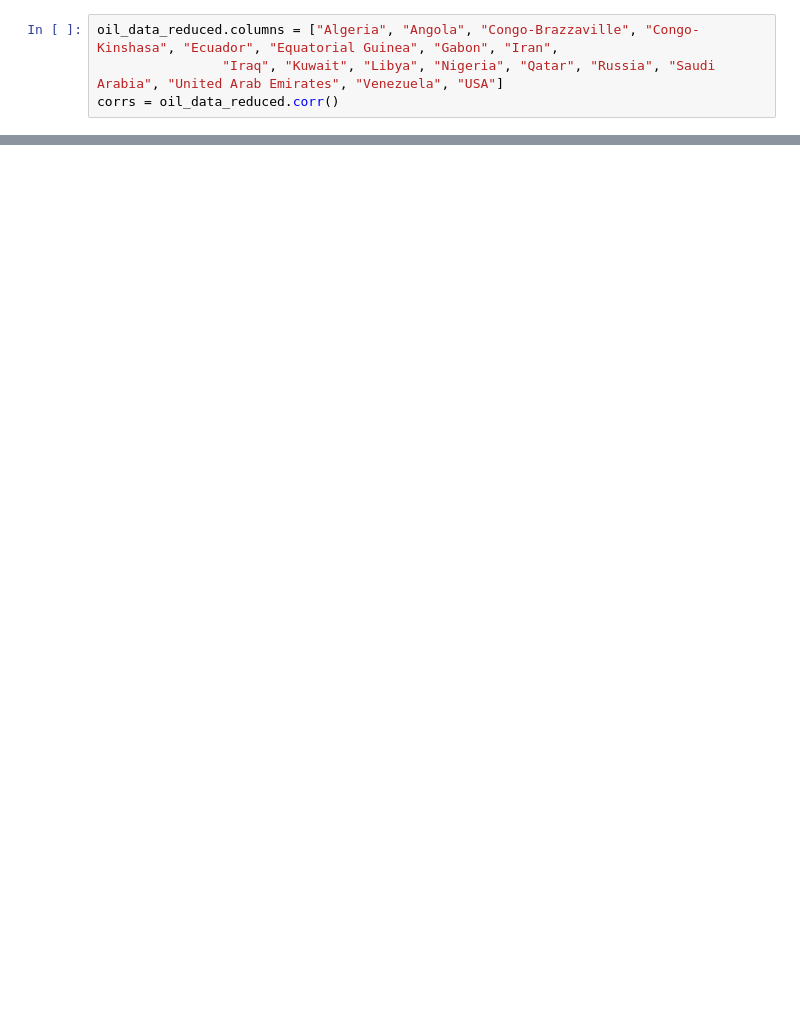
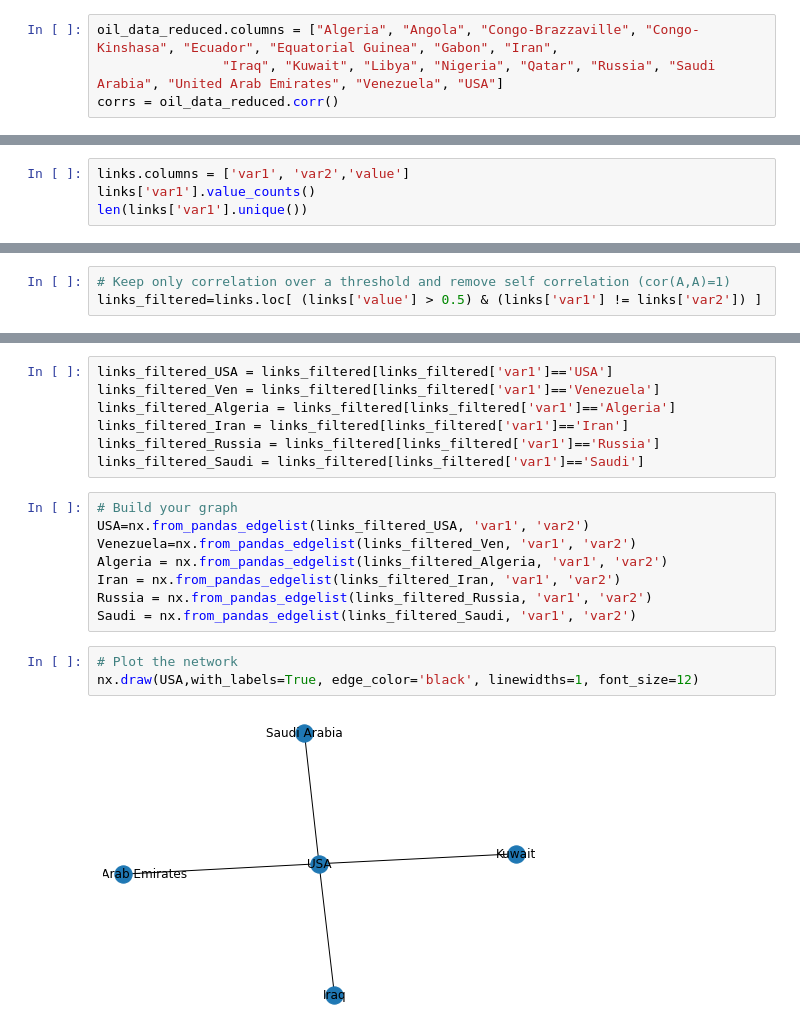
Before and after one commit to dray89/datascience_project, a Jupyter notebook: monthly-oil-production-data.ipynb, the cells around one changed output, grey strips where cells are left out. Saved outputs shown, nothing was run; the diff lists cells and outputs as text; blank space fills up the shorter version.

```diff
--- a/monthly-oil-production-data.ipynb
+++ b/monthly-oil-production-data.ipynb
@@ -83,0 +104,4 @@ oil_data_reduced.to_stata("oil_data_bootcamp.dta")
+# %%
+links.columns = ['var1', 'var2','value']
+links['var1'].value_counts()
+len(links['var1'].unique())
@@ -83,0 +110,3 @@ oil_data_reduced.to_stata("oil_data_bootcamp.dta")
+# %%
+# Keep only correlation over a threshold and remove self correlation (cor(A,A)=1)
+links_filtered=links.loc[ (links['value'] > 0.5) & (links['var1'] != links['var2']) ]
@@ -83,0 +132,20 @@ oil_data_reduced.to_stata("oil_data_bootcamp.dta")
+# %%
+links_filtered_USA = links_filtered[links_filtered['var1']=='USA']
+links_filtered_Ven = links_filtered[links_filtered['var1']=='Venezuela']
+links_filtered_Algeria = links_filtered[links_filtered['var1']=='Algeria']
+links_filtered_Iran = links_filtered[links_filtered['var1']=='Iran']
+links_filtered_Russia = links_filtered[links_filtered['var1']=='Russia']
+links_filtered_Saudi = links_filtered[links_filtered['var1']=='Saudi']
+# %%
+# Build your graph
+USA=nx.from_pandas_edgelist(links_filtered_USA, 'var1', 'var2')
+Venezuela=nx.from_pandas_edgelist(links_filtered_Ven, 'var1', 'var2')
+Algeria = nx.from_pandas_edgelist(links_filtered_Algeria, 'var1', 'var2')
+Iran = nx.from_pandas_edgelist(links_filtered_Iran, 'var1', 'var2')
+Russia = nx.from_pandas_edgelist(links_filtered_Russia, 'var1', 'var2')
+Saudi = nx.from_pandas_edgelist(links_filtered_Saudi, 'var1', 'var2')
+# %%
+# Plot the network
+nx.draw(USA,with_labels=True, edge_color='black', linewidths=1, font_size=12)
+# %% [output]
+[figure, added]
```
Also changed, not shown: parts of 19 cells of this notebook.
